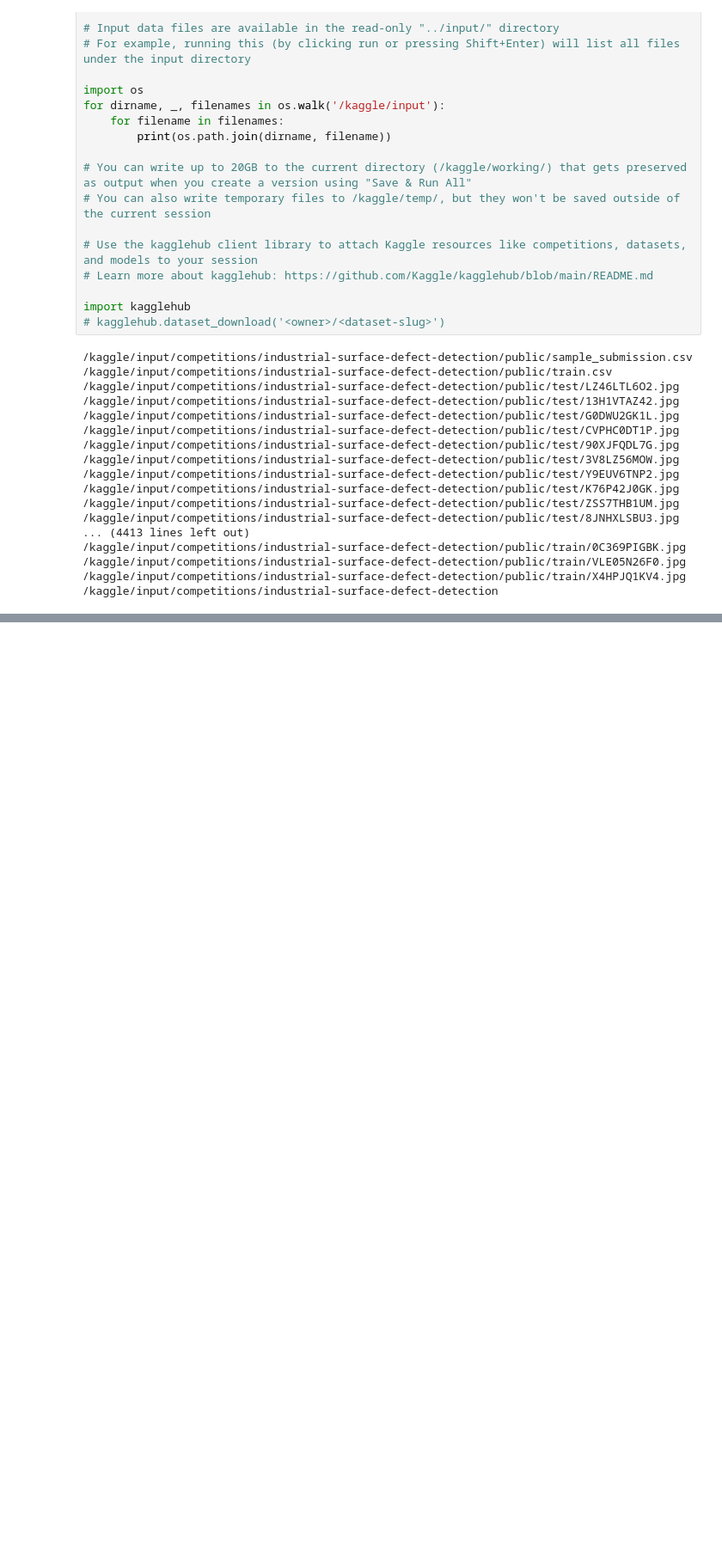
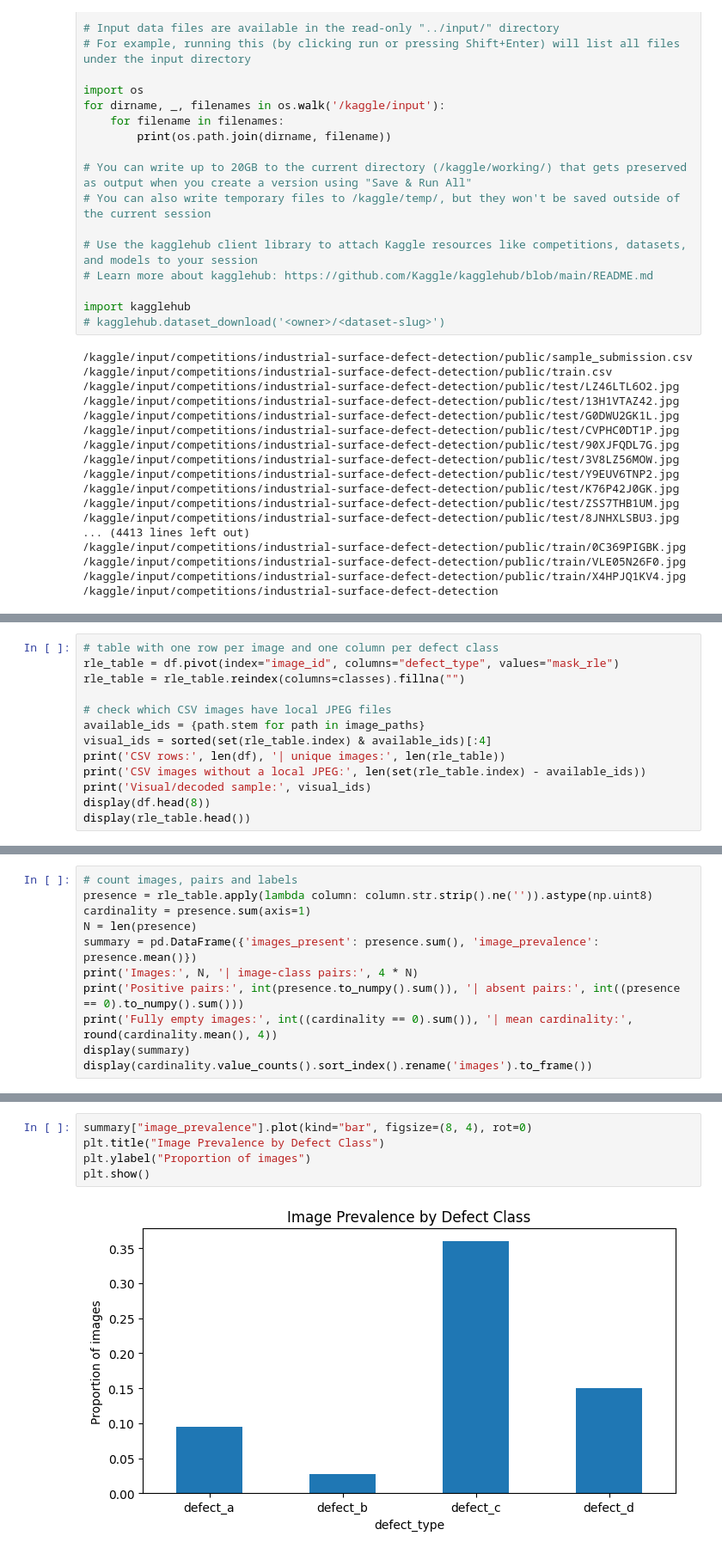
Before and after one commit to 23f2002932/23f2002932, a Jupyter notebook: dl-23f2002932-notebook-t32026.ipynb, the cells around one changed output, grey strips where cells are left out. Shown at 86% size. Saved outputs shown, nothing was run; the diff lists cells and outputs as text; blank space fills up the shorter version.

```diff
--- a/dl-23f2002932-notebook-t32026.ipynb
+++ b/dl-23f2002932-notebook-t32026.ipynb
@@ -930,0 +229,13 @@ Non-empty masks: 0
+# %%
+# table with one row per image and one column per defect class
+rle_table = df.pivot(index="image_id", columns="defect_type", values="mask_rle")
+rle_table = rle_table.reindex(columns=classes).fillna("")
+
+# check which CSV images have local JPEG files
+available_ids = {path.stem for path in image_paths}
+visual_ids = sorted(set(rle_table.index) & available_ids)[:4]
+print('CSV rows:', len(df), '| unique images:', len(rle_table))
+print('CSV images without a local JPEG:', len(set(rle_table.index) - available_ids))
+print('Visual/decoded sample:', visual_ids)
+display(df.head(8))
+display(rle_table.head())
@@ -930,0 +262,11 @@ Non-empty masks: 0
+# %%
+# count images, pairs and labels
+presence = rle_table.apply(lambda column: column.str.strip().ne('')).astype(np.uint8)
+cardinality = presence.sum(axis=1)
+N = len(presence)
+summary = pd.DataFrame({'images_present': presence.sum(), 'image_prevalence': presence.mean()})
+print('Images:', N, '| image-class pairs:', 4 * N)
+print('Positive pairs:', int(presence.to_numpy().sum()), '| absent pairs:', int((presence == 0).to_numpy().sum()))
+print('Fully empty images:', int((cardinality == 0).sum()), '| mean cardinality:', round(cardinality.mean(), 4))
+display(summary)
+display(cardinality.value_counts().sort_index().rename('images').to_frame())
@@ -930,0 +288,7 @@ Non-empty masks: 0
+# %%
+summary["image_prevalence"].plot(kind="bar", figsize=(8, 4), rot=0)
+plt.title("Image Prevalence by Defect Class")
+plt.ylabel("Proportion of images")
+plt.show()
+# %% [output]
+[figure, added]
```
Also changed, not shown: parts of 122 cells of this notebook.
